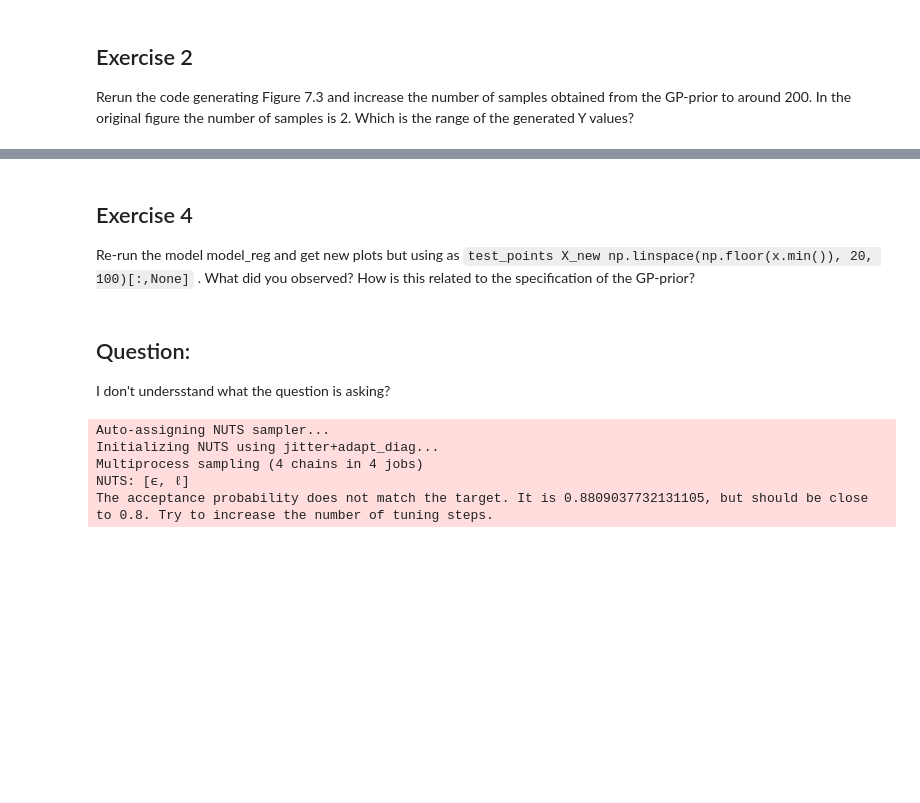
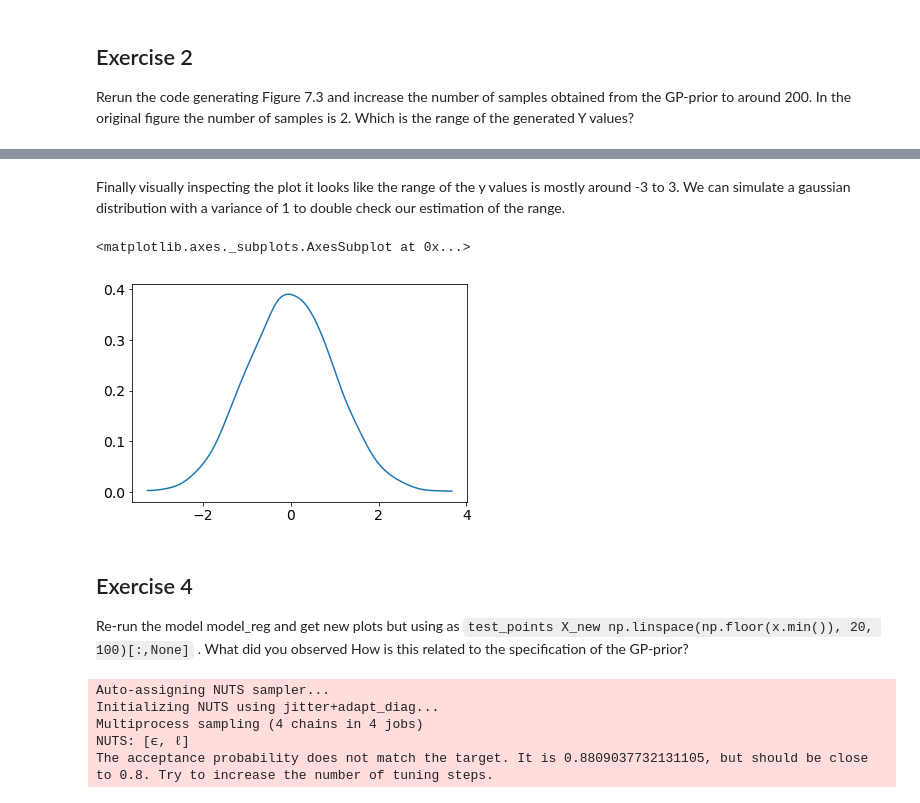
Before and after one commit to aloctavodia/BAP, a Jupyter notebook: exercises/Chapter7.ipynb, the cells around one changed output, grey strips where cells are left out. Drawn from its saved outputs; the diff is of its cells as text; code cells hidden in the pictures; blank space fills up the shorter version.

```diff
--- a/exercises/Chapter7.ipynb
+++ b/exercises/Chapter7.ipynb
@@ -110,9 +128,13 @@ Did the values you get from these 3 methods agree?
+# %% [markdown]
+Finally visually inspecting the plot it looks like the range of the y values is mostly around -3 to 3. We can simulate a gaussian distribution with a variance of 1 to double check our estimation of the range.
+# %%
+az.plot_kde(stats.norm(0, scale=np.sqrt(1)).rvs(10000))
+# %% [output]
+<matplotlib.axes._subplots.AxesSubplot at 0x...>
+[figure, added]
 # %% [markdown]
 ## Exercise 4
-Re-run the model model_reg and get new plots but using as `test_points X_new np.linspace(np.floor(x.min()), 20, 100)[:,None]` . What did you observed? How is this related to the specification of the GP-prior?
+Re-run the model model_reg and get new plots but using as `test_points X_new np.linspace(np.floor(x.min()), 20, 100)[:,None]` . What did you observed How is this related to the specification of the GP-prior?
-# %% [markdown]
-## Question:
-I don't undersstand what the question is asking?
 # %%
 np.random.seed(42)
 x = np.random.uniform(0, 10, size=15)
```
Also changed, not shown: parts of 12 cells of this notebook.
